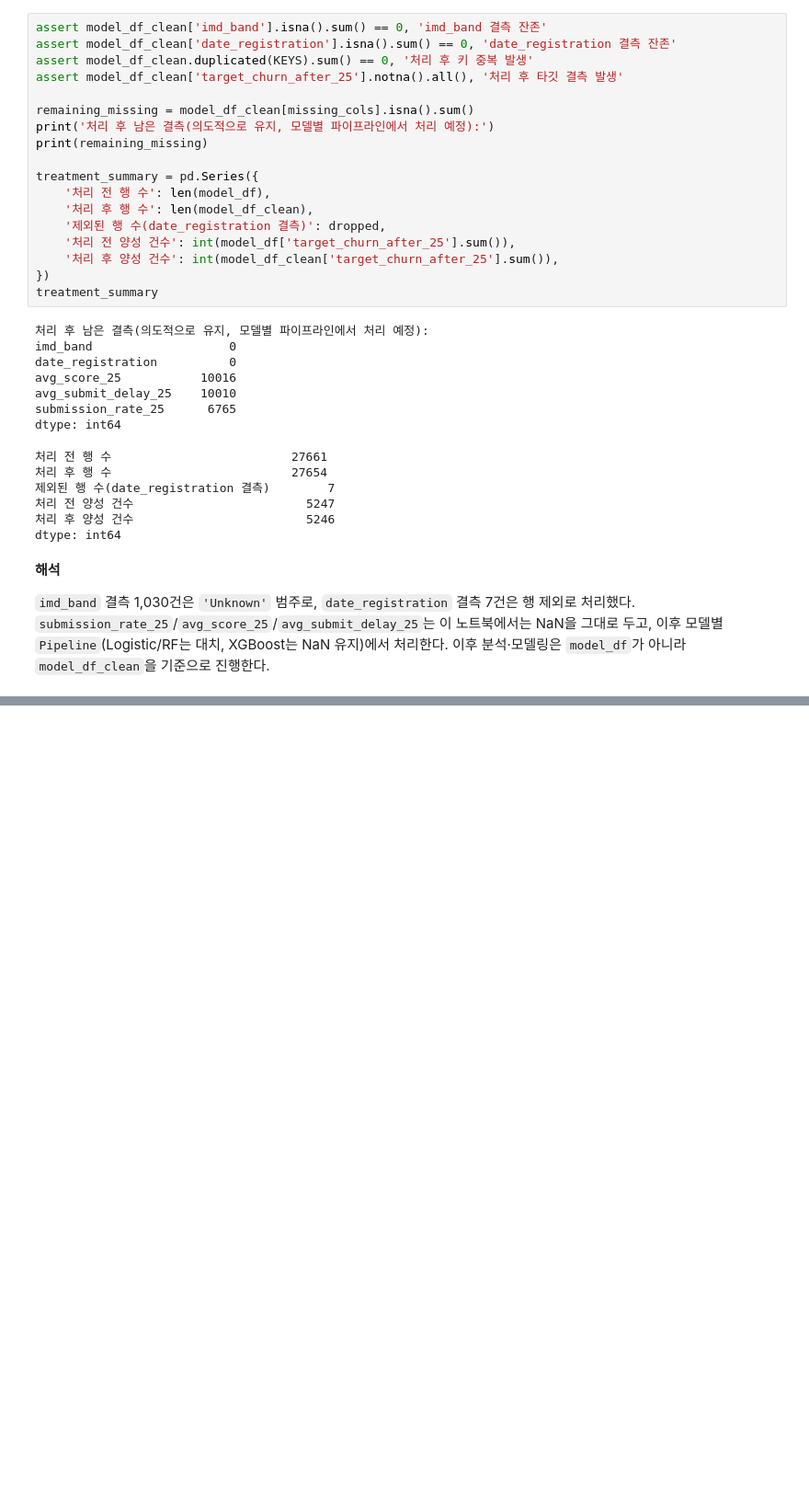
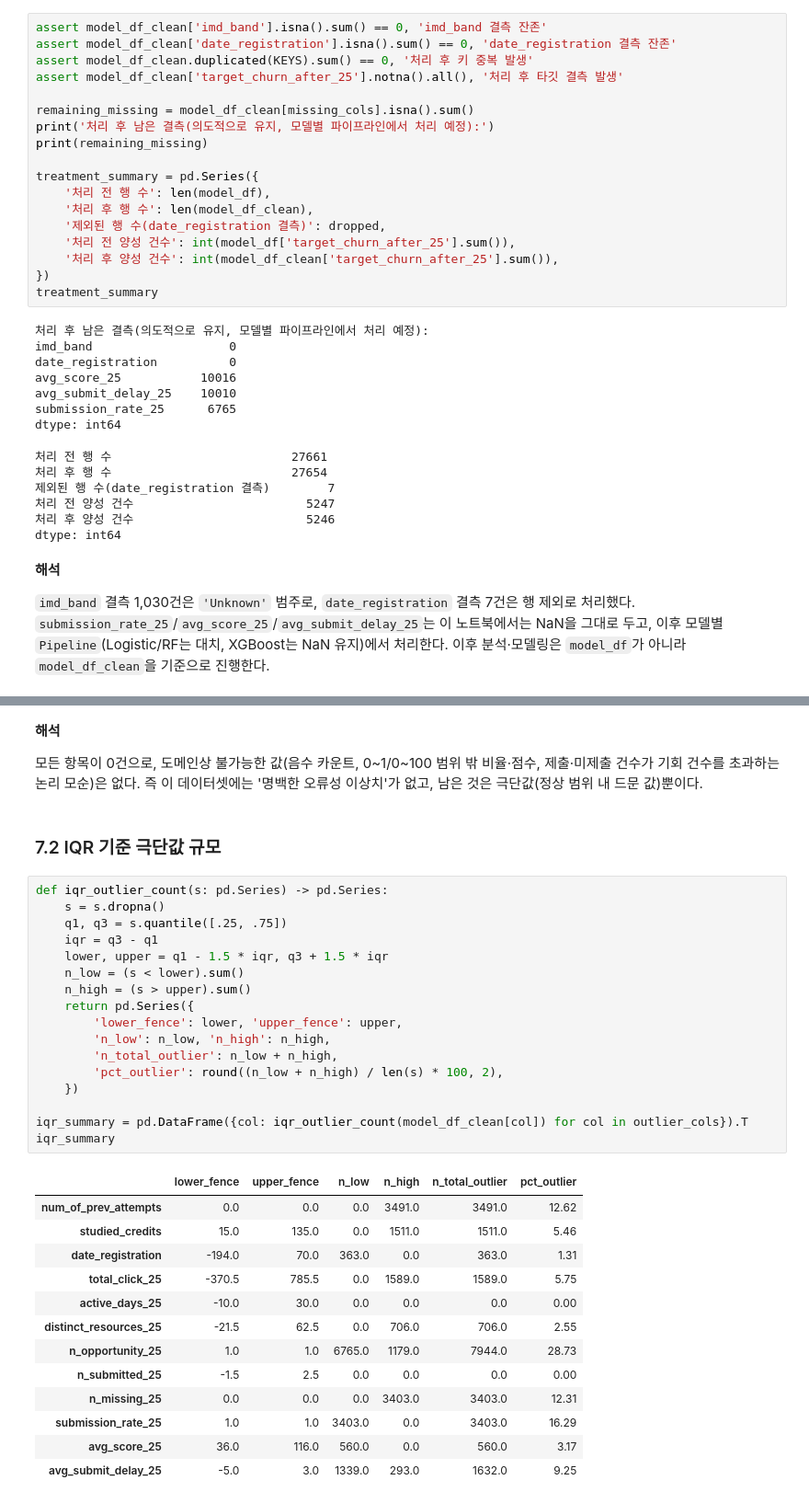
Before and after one commit to KimInSeok-DA/OULAD_Churn_Prediction-Personal, a Jupyter notebook: Notebooks/02_Window_Integration/03_Missing_Outlier.ipynb, the cells around one changed output, grey strips where cells are left out. Shown at 92% size. Cells and saved outputs as stored; diff of their text form; blank space fills up the shorter version.

```diff
--- a/Notebooks/02_Window_Integration/03_Missing_Outlier.ipynb
+++ b/Notebooks/02_Window_Integration/03_Missing_Outlier.ipynb
@@ -311,0 +365,39 @@ dtype: int64
+# %% [markdown]
+**해석**
+
+모든 항목이 0건으로, 도메인상 불가능한 값(음수 카운트, 0~1/0~100 범위 밖 비율·점수,
+제출·미제출 건수가 기회 건수를 초과하는 논리 모순)은 없다. 즉 이 데이터셋에는
+'명백한 오류성 이상치'가 없고, 남은 것은 극단값(정상 범위 내 드문 값)뿐이다.
+# %% [markdown]
+### 7.2 IQR 기준 극단값 규모
+# %%
+def iqr_outlier_count(s: pd.Series) -> pd.Series:
+    s = s.dropna()
+    q1, q3 = s.quantile([.25, .75])
+    iqr = q3 - q1
+    lower, upper = q1 - 1.5 * iqr, q3 + 1.5 * iqr
+    n_low = (s < lower).sum()
+    n_high = (s > upper).sum()
+    return pd.Series({
+        'lower_fence': lower, 'upper_fence': upper,
+        'n_low': n_low, 'n_high': n_high,
+        'n_total_outlier': n_low + n_high,
+        'pct_outlier': round((n_low + n_high) / len(s) * 100, 2),
+    })
+
+iqr_summary = pd.DataFrame({col: iqr_outlier_count(model_df_clean[col]) for col in outlier_cols}).T
+iqr_summary
+# %% [output]
+|  | lower_fence | upper_fence | n_low | n_high | n_total_outlier | pct_outlier |
+| num_of_prev_attempts | 0.0 | 0.0 | 0.0 | 3491.0 | 3491.0 | 12.62 |
+| studied_credits | 15.0 | 135.0 | 0.0 | 1511.0 | 1511.0 | 5.46 |
+| date_registration | -194.0 | 70.0 | 363.0 | 0.0 | 363.0 | 1.31 |
+| total_click_25 | -370.5 | 785.5 | 0.0 | 1589.0 | 1589.0 | 5.75 |
+| active_days_25 | -10.0 | 30.0 | 0.0 | 0.0 | 0.0 | 0.00 |
+| distinct_resources_25 | -21.5 | 62.5 | 0.0 | 706.0 | 706.0 | 2.55 |
+| n_opportunity_25 | 1.0 | 1.0 | 6765.0 | 1179.0 | 7944.0 | 28.73 |
+| n_submitted_25 | -1.5 | 2.5 | 0.0 | 0.0 | 0.0 | 0.00 |
+| n_missing_25 | 0.0 | 0.0 | 0.0 | 3403.0 | 3403.0 | 12.31 |
+| submission_rate_25 | 1.0 | 1.0 | 3403.0 | 0.0 | 3403.0 | 16.29 |
+| avg_score_25 | 36.0 | 116.0 | 560.0 | 0.0 | 560.0 | 3.17 |
+| avg_submit_delay_25 | -5.0 | 3.0 | 1339.0 | 293.0 | 1632.0 | 9.25 |
```
Also changed, not shown: parts of 15 cells of this notebook.
